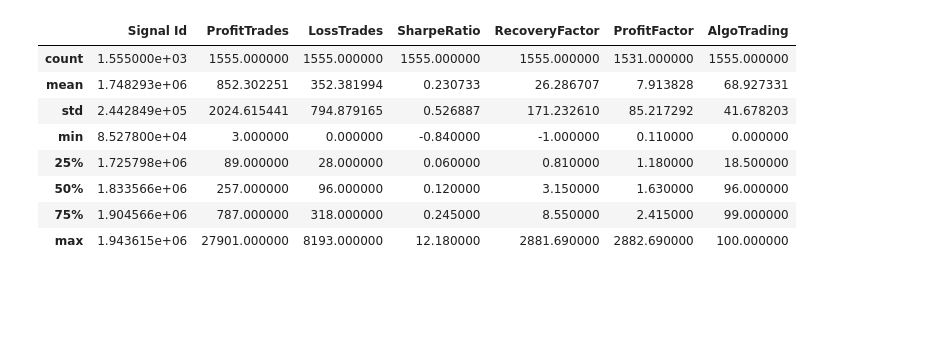
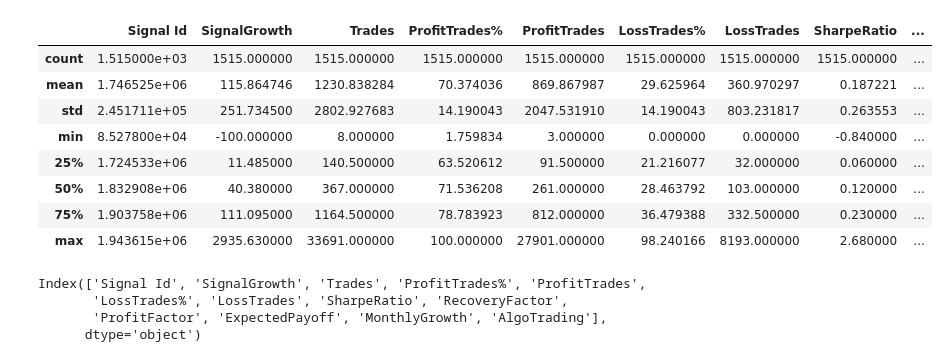
Before and after one commit to tommenguyen0602/PortfolioVisual, a Jupyter notebook: viewdata.ipynb, the cells around one changed output. Saved outputs shown, nothing was run; the diff lists cells and outputs as text; code cells hidden in the pictures; blank space fills up the shorter version.

```diff
--- a/viewdata.ipynb
+++ b/viewdata.ipynb
@@ -1,15 +1,25 @@
 # %%
 import pandas as pd
-signals = pd.read_csv("signal_details_final.csv")
+import random
+import matplotlib.pyplot as plt
+import pandas as pd
+signals = pd.read_csv("Cleaned.csv")
 filtered_df = signals[signals['Signal Id'] == "1885162"]
 signals.describe()
 # %% [output]
-|  | Signal Id | ProfitTrades | LossTrades | SharpeRatio | RecoveryFactor | ProfitFactor | AlgoTrading |
-| count | 1.555000e+03 | 1555.000000 | 1555.000000 | 1555.000000 | 1555.000000 | 1531.000000 | 1555.000000 |
-| mean | 1.748293e+06 | 852.302251 | 352.381994 | 0.230733 | 26.286707 | 7.913828 | 68.927331 |
-| std | 2.442849e+05 | 2024.615441 | 794.879165 | 0.526887 | 171.232610 | 85.217292 | 41.678203 |
-| min | 8.527800e+04 | 3.000000 | 0.000000 | -0.840000 | -1.000000 | 0.110000 | 0.000000 |
-| 25% | 1.725798e+06 | 89.000000 | 28.000000 | 0.060000 | 0.810000 | 1.180000 | 18.500000 |
-| 50% | 1.833566e+06 | 257.000000 | 96.000000 | 0.120000 | 3.150000 | 1.630000 | 96.000000 |
-| 75% | 1.904566e+06 | 787.000000 | 318.000000 | 0.245000 | 8.550000 | 2.415000 | 99.000000 |
-| max | 1.943615e+06 | 27901.000000 | 8193.000000 | 12.180000 | 2881.690000 | 2882.690000 | 100.000000 |
+|  | Signal Id | SignalGrowth | Trades | ProfitTrades% | ProfitTrades | LossTrades% | LossTrades | SharpeRatio | ... |
+| count | 1.515000e+03 | 1515.000000 | 1515.000000 | 1515.000000 | 1515.000000 | 1515.000000 | 1515.000000 | 1515.000000 | ... |
+| mean | 1.746525e+06 | 115.864746 | 1230.838284 | 70.374036 | 869.867987 | 29.625964 | 360.970297 | 0.187221 | ... |
+| std | 2.451711e+05 | 251.734500 | 2802.927683 | 14.190043 | 2047.531910 | 14.190043 | 803.231817 | 0.263553 | ... |
+| min | 8.527800e+04 | -100.000000 | 8.000000 | 1.759834 | 3.000000 | 0.000000 | 0.000000 | -0.840000 | ... |
+| 25% | 1.724533e+06 | 11.485000 | 140.500000 | 63.520612 | 91.500000 | 21.216077 | 32.000000 | 0.060000 | ... |
+| 50% | 1.832908e+06 | 40.380000 | 367.000000 | 71.536208 | 261.000000 | 28.463792 | 103.000000 | 0.120000 | ... |
+| 75% | 1.903758e+06 | 111.095000 | 1164.500000 | 78.783923 | 812.000000 | 36.479388 | 332.500000 | 0.230000 | ... |
+| max | 1.943615e+06 | 2935.630000 | 33691.000000 | 100.000000 | 27901.000000 | 98.240166 | 8193.000000 | 2.680000 | ... |
+# %%
+signals.columns
+# %% [output]
+Index(['Signal Id', 'SignalGrowth', 'Trades', 'ProfitTrades%', 'ProfitTrades',
+       'LossTrades%', 'LossTrades', 'SharpeRatio', 'RecoveryFactor',
+       'ProfitFactor', 'ExpectedPayoff', 'MonthlyGrowth', 'AlgoTrading'],
+      dtype='object')
```
Also changed, not shown: parts of 6 cells of this notebook, 11 other files.
